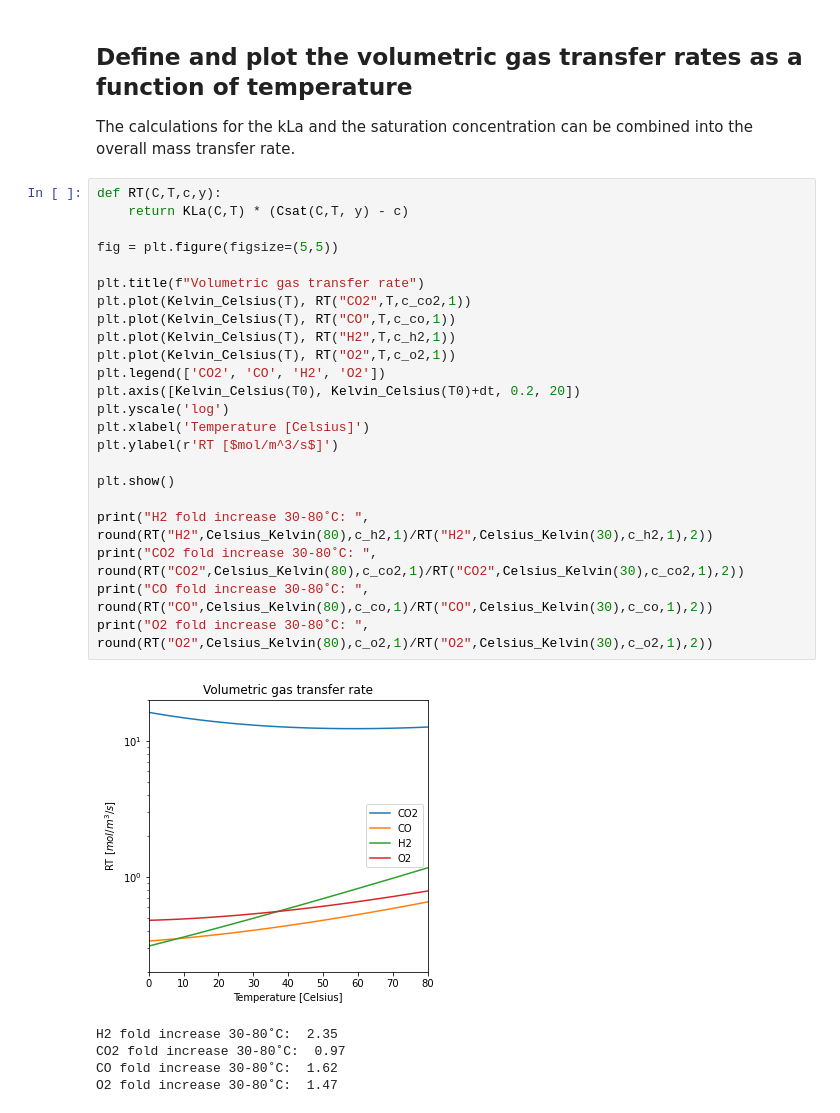
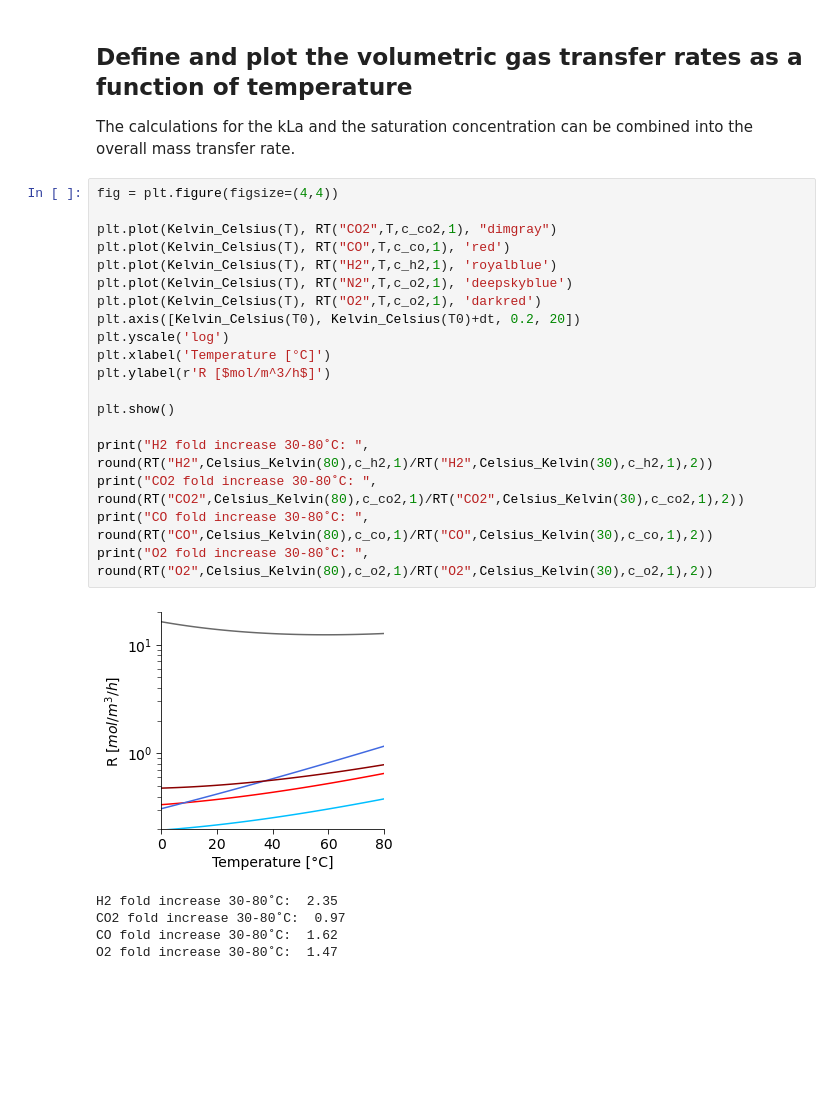
Before and after one commit to biosustain/CO2_fixation_models, a Jupyter notebook: Scripts/01_Gas-LiquidMassTransfer.ipynb, the cells around one changed output. Drawn from its saved outputs; the diff is of its cells as text; blank space fills up the shorter version.

Commit message:
Cleanup
removed ipynb 8, redundancy in ipynb 1, unused figures, models & maps

```diff
--- a/Scripts/01_Gas-LiquidMassTransfer.ipynb
+++ b/Scripts/01_Gas-LiquidMassTransfer.ipynb
@@ -222,30 +231,26 @@ plt.show()
 
 The calculations for the kLa and the saturation concentration can be combined into the overall mass transfer rate.
 # %%
-def RT(C,T,c,y):
-    return KLa(C,T) * (Csat(C,T, y) - c)
+fig = plt.figure(figsize=(4,4))
 
-fig = plt.figure(figsize=(5,5))
-
-plt.title(f"Volumetric gas transfer rate")
-plt.plot(Kelvin_Celsius(T), RT("CO2",T,c_co2,1))
-plt.plot(Kelvin_Celsius(T), RT("CO",T,c_co,1))
-plt.plot(Kelvin_Celsius(T), RT("H2",T,c_h2,1))
-plt.plot(Kelvin_Celsius(T), RT("O2",T,c_o2,1))
-plt.legend(['CO2', 'CO', 'H2', 'O2'])
+plt.plot(Kelvin_Celsius(T), RT("CO2",T,c_co2,1), "dimgray")
+plt.plot(Kelvin_Celsius(T), RT("CO",T,c_co,1), 'red')
+plt.plot(Kelvin_Celsius(T), RT("H2",T,c_h2,1), 'royalblue')
+plt.plot(Kelvin_Celsius(T), RT("N2",T,c_o2,1), 'deepskyblue')
+plt.plot(Kelvin_Celsius(T), RT("O2",T,c_o2,1), 'darkred')
 plt.axis([Kelvin_Celsius(T0), Kelvin_Celsius(T0)+dt, 0.2, 20])
 plt.yscale('log')
-plt.xlabel('Temperature [Celsius]')
-plt.ylabel(r'RT [$mol/m^3/s$]')
+plt.xlabel('Temperature [°C]')
+plt.ylabel(r'R [$mol/m^3/h$]')
 
 plt.show()
 
 print("H2 fold increase 30-80˚C: ", round(RT("H2",Celsius_Kelvin(80),c_h2,1)/RT("H2",Celsius_Kelvin(30),c_h2,1),2))
 print("CO2 fold increase 30-80˚C: ", round(RT("CO2",Celsius_Kelvin(80),c_co2,1)/RT("CO2",Celsius_Kelvin(30),c_co2,1),2))
 print("CO fold increase 30-80˚C: ", round(RT("CO",Celsius_Kelvin(80),c_co,1)/RT("CO",Celsius_Kelvin(30),c_co,1),2))
 print("O2 fold increase 30-80˚C: ", round(RT("O2",Celsius_Kelvin(80),c_o2,1)/RT("O2",Celsius_Kelvin(30),c_o2,1),2))
 # %% [output]
-[figure, old version]
+[figure, new version]
 H2 fold increase 30-80˚C:  2.35
 CO2 fold increase 30-80˚C:  0.97
 CO fold increase 30-80˚C:  1.62
```
Also changed, not shown: parts of 13 cells of this notebook, 34 other files.
